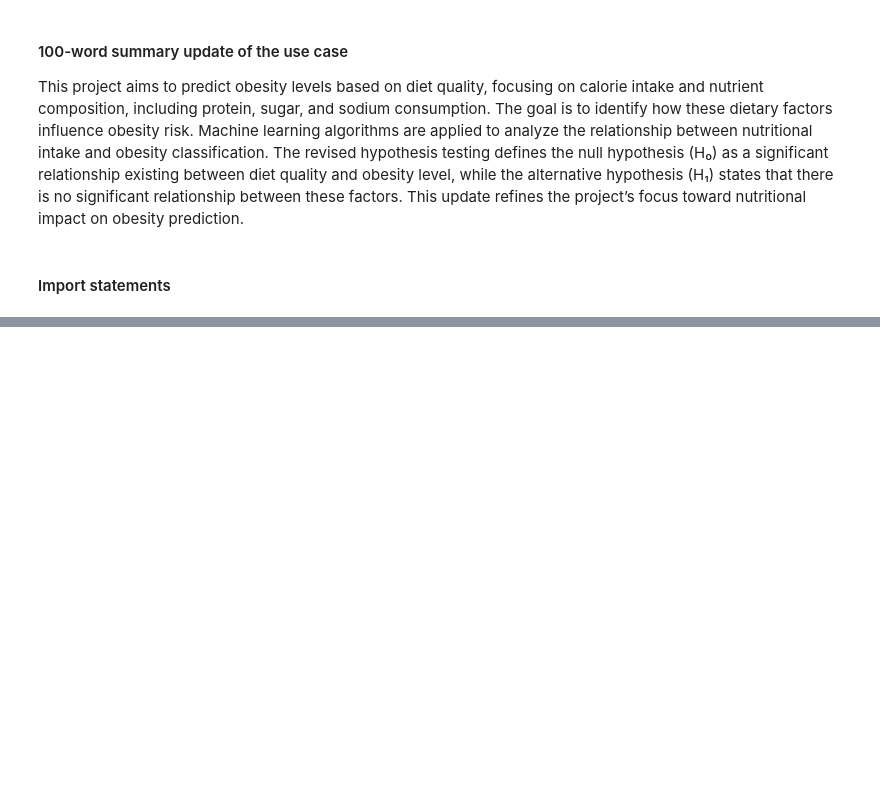
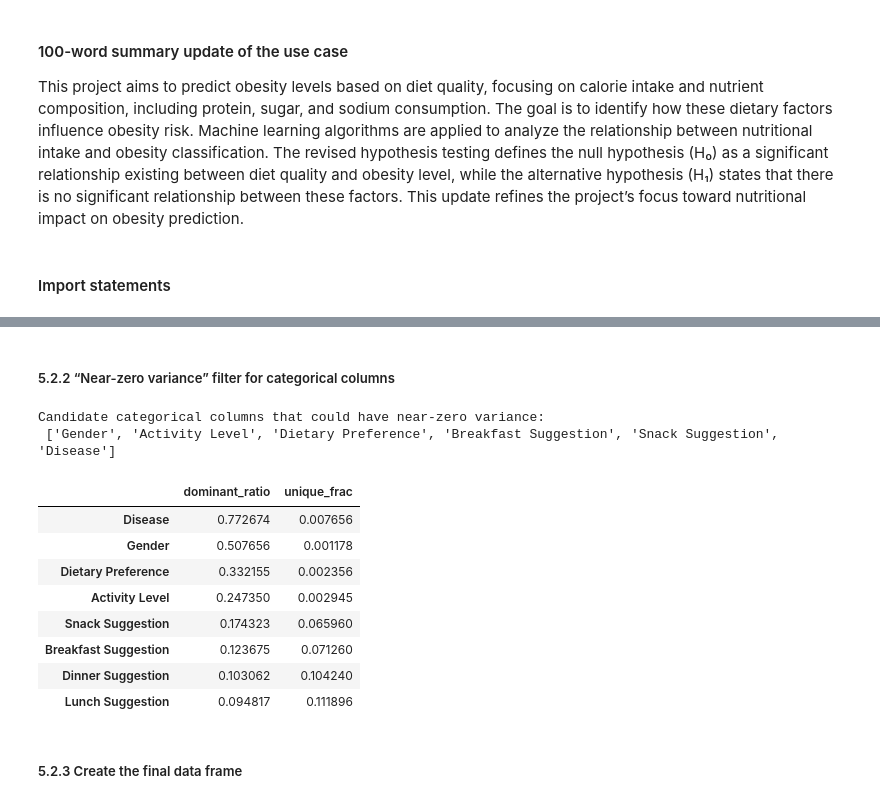
Before and after one commit to Mostafa-Allahmoradi/ClusteringKMeans_Workshop, a Jupyter notebook: Workshop_4.ipynb, the cells around one changed output, grey strips where cells are left out. Saved outputs shown, nothing was run; the diff lists cells and outputs as text; code cells hidden in the pictures; blank space fills up the shorter version.

```diff
--- a/Workshop_4.ipynb
+++ b/Workshop_4.ipynb
@@ -50,0 +149,5 @@ from sklearn.metrics import silhouette_score
+# %%
+# 5.2.0 – Seperation of spice
+num_cols_ccy = df_mv_filtered_ccy.select_dtypes(include=[np.number]).columns.tolist()
+cat_cols_ccy = df_mv_filtered_ccy.select_dtypes(exclude=[np.number]).columns.tolist()
+num_cols_ccy, cat_cols_ccy[:10]
@@ -50,0 +220,45 @@ from sklearn.metrics import silhouette_score
+# %% [markdown]
+##### 5.2.2 “Near-zero variance” filter for categorical columns
+# %%
+# 5.2.2 –
+from collections import Counter
+
+def find_near_zero_var_cats_ccy(df_cat: pd.DataFrame,
+                                dominant_thresh: float = 0.95,
+                                unique_frac_thresh: float = 0.10):
+    drop = []
+    stats = {}
+    n = len(df_cat)
+    for col in df_cat.columns:
+        vc = df_cat[col].astype("object")
+        # To avoid thinking of missing values as a single category, let's exclude NaNs from the most frequent category count.
+        counts = Counter([x for x in vc.dropna().tolist()])
+        if n == 0:
+            continue
+        if counts:
+            dom = counts.most_common(1)[0][1] / n
+        else:
+            dom = 1.0  # If all of them NaN, we count them near-zero in practice
+        unique_frac = vc.nunique(dropna=True) / n
+        stats[col] = {"dominant_ratio": dom, "unique_frac": unique_frac}
+        if (dom >= dominant_thresh) or (unique_frac <= unique_frac_thresh):
+            drop.append(col)
+    return drop, pd.DataFrame(stats).T.sort_values("dominant_ratio", ascending=False)
+
+drop_cat_cols_ccy, cat_stats_ccy = find_near_zero_var_cats_ccy(df_mv_filtered_ccy[cat_cols_ccy])
+print("Candidate categorical columns that could have near-zero variance:\n", drop_cat_cols_ccy)
+cat_stats_ccy.head(10)
+# %% [output]
+Candidate categorical columns that could have near-zero variance:
+ ['Gender', 'Activity Level', 'Dietary Preference', 'Breakfast Suggestion', 'Snack Suggestion', 'Disease']
+|  | dominant_ratio | unique_frac |
+| Disease | 0.772674 | 0.007656 |
+| Gender | 0.507656 | 0.001178 |
+| Dietary Preference | 0.332155 | 0.002356 |
+| Activity Level | 0.247350 | 0.002945 |
+| Snack Suggestion | 0.174323 | 0.065960 |
+| Breakfast Suggestion | 0.123675 | 0.071260 |
+| Dinner Suggestion | 0.103062 | 0.104240 |
+| Lunch Suggestion | 0.094817 | 0.111896 |
+# %% [markdown]
+##### 5.2.3 Create the final data frame
```
Also changed, not shown: parts of 10 cells of this notebook.
